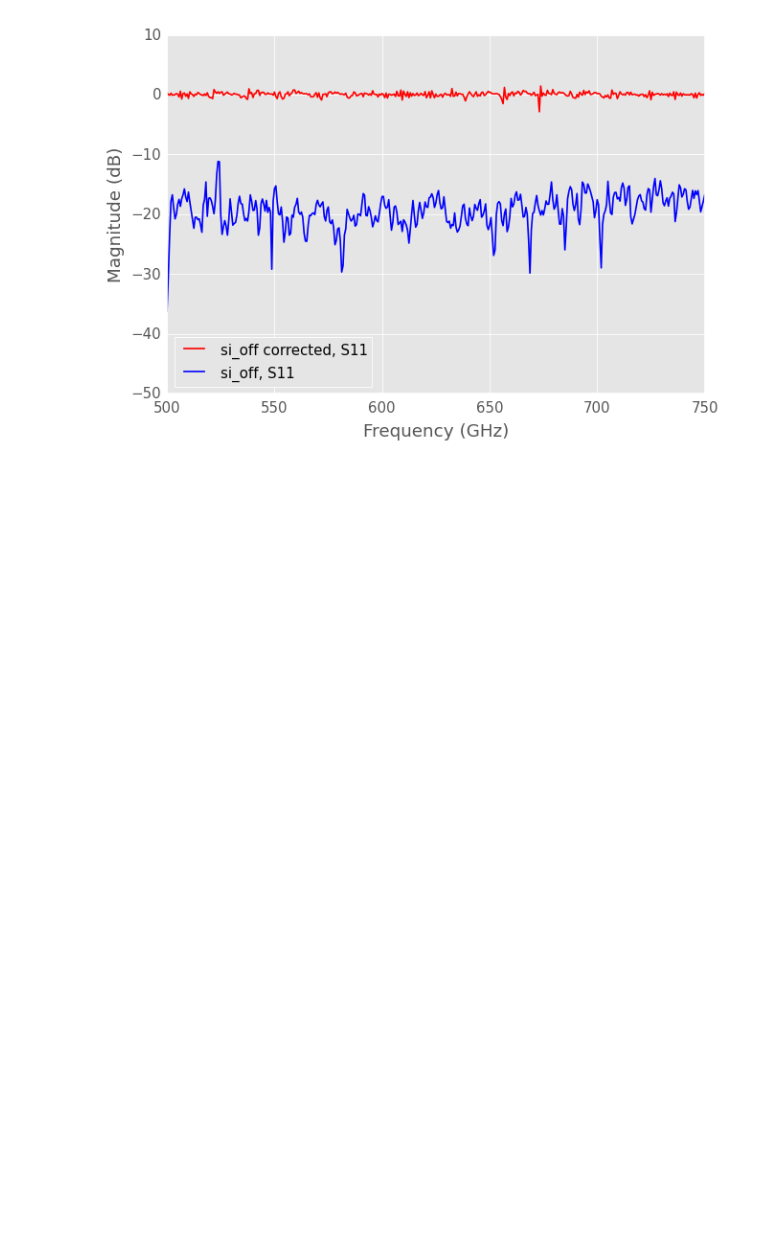
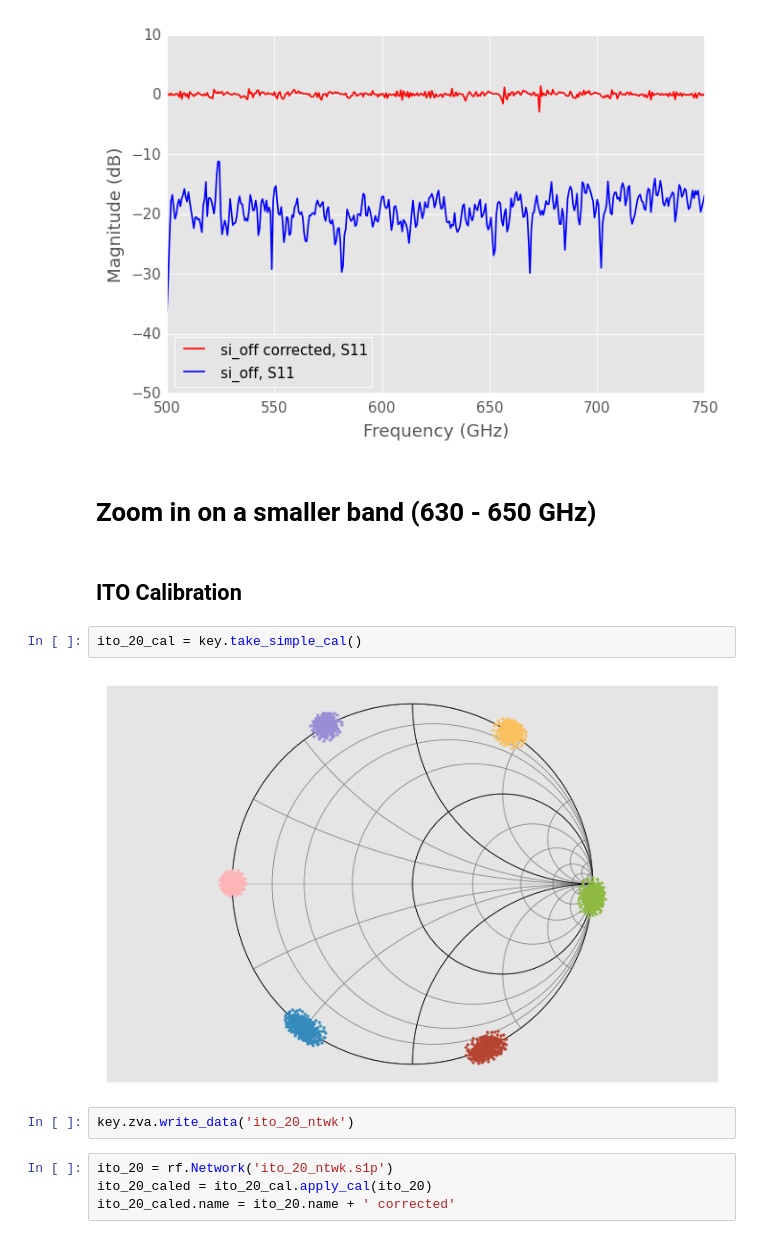
Before and after one commit to nds5yf/THzCAI, a Jupyter notebook: Research/Imaging Worksheets/Silicon Characterization/Silicon Characterization.ipynb, the cells around one changed output. Cells and saved outputs as stored; diff of their text form; blank space fills up the shorter version.

```diff
--- a/Research/Imaging Worksheets/Silicon Characterization/Silicon Characterization.ipynb
+++ b/Research/Imaging Worksheets/Silicon Characterization/Silicon Characterization.ipynb
@@ -78,3 +78,17 @@ si_off_caled.plot_s_db(color = 'r')
 si_off.plot_s_db(color = 'b')
 # %% [output]
 [figure]
+# %% [markdown]
+# Zoom in on a smaller band (630 - 650 GHz)
+# %% [markdown]
+## ITO Calibration
+# %%
+ito_20_cal = key.take_simple_cal()
+# %% [output]
+[figure, added]
+# %%
+key.zva.write_data('ito_20_ntwk')
+# %%
+ito_20 = rf.Network('ito_20_ntwk.s1p')
+ito_20_caled = ito_20_cal.apply_cal(ito_20)
+ito_20_caled.name = ito_20.name + ' corrected'
```
Also changed, not shown: parts of 15 cells of this notebook, 6 other files.
